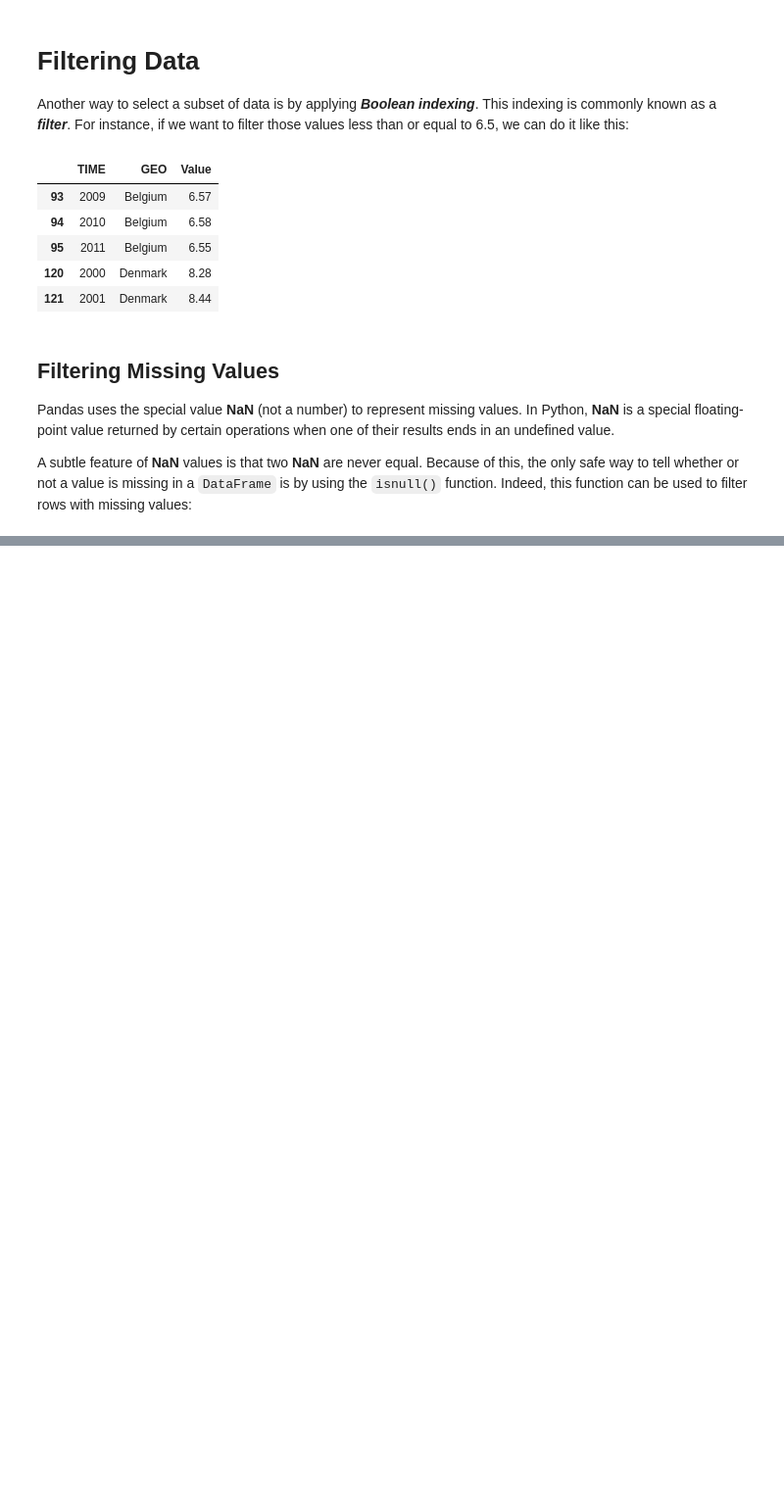
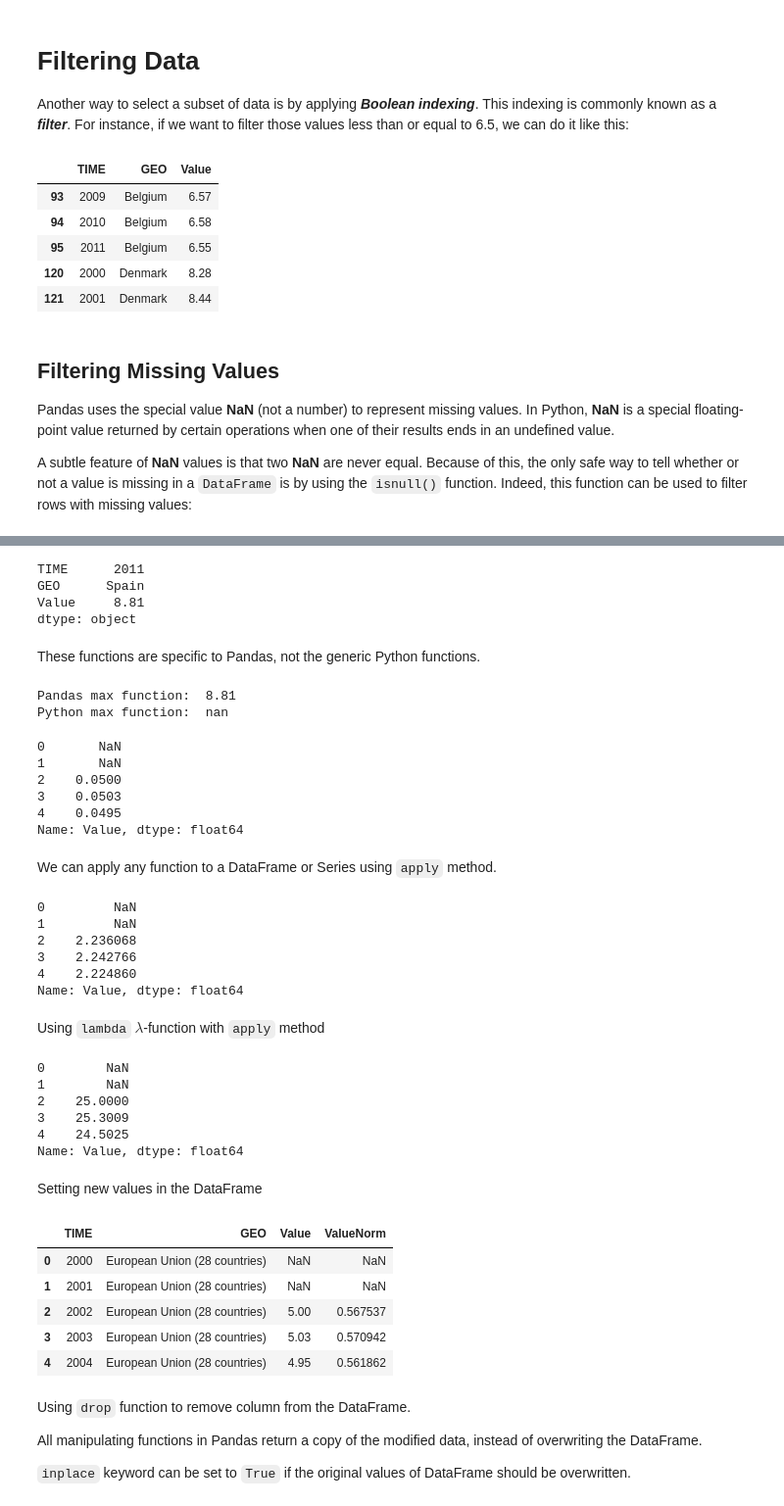
Before and after one commit to devNavraj/Learning-Data-Science, a Jupyter notebook: intro_to_data_science/intro_data_science_1.ipynb, the cells around one changed output, grey strips where cells are left out. Shown at 98% size. Drawn from its saved outputs; the diff is of its cells as text; code cells hidden in the pictures; blank space fills up the shorter version.

```diff
--- a/intro_to_data_science/intro_data_science_1.ipynb
+++ b/intro_to_data_science/intro_data_science_1.ipynb
@@ -182,0 +210,67 @@ edu[edu['Value'].isnull()]
+# %%
+edu.max(axis=0)
+# %% [output]
+TIME      2011
+GEO      Spain
+Value     8.81
+dtype: object
+# %% [markdown]
+These functions are specific to Pandas, not the generic Python functions.
+# %%
+print('Pandas max function: ', edu['Value'].max())
+print('Python max function: ', max(edu['Value']))
+# %% [output]
+Pandas max function:  8.81
+Python max function:  nan
+# %%
+s = edu['Value'] / 100
+s.head()
+# %% [output]
+0       NaN
+1       NaN
+2    0.0500
+3    0.0503
+4    0.0495
+Name: Value, dtype: float64
+# %% [markdown]
+We can apply any function to a DataFrame or Series using `apply` method.
+# %%
+s = edu['Value'].apply(np.sqrt)
+s.head()
+# %% [output]
+0         NaN
+1         NaN
+2    2.236068
+3    2.242766
+4    2.224860
+Name: Value, dtype: float64
+# %% [markdown]
+Using `lambda` $\lambda$-function with `apply` method
+# %%
+s = edu['Value'].apply(lambda d: d**2)
+s.head()
+# %% [output]
+0        NaN
+1        NaN
+2    25.0000
+3    25.3009
+4    24.5025
+Name: Value, dtype: float64
+# %% [markdown]
+Setting new values in the DataFrame
+# %%
+edu['ValueNorm'] = edu['Value'] / edu['Value'].max()
+edu.head()
+# %% [output]
+|  | TIME | GEO | Value | ValueNorm |
+| 0 | 2000 | European Union (28 countries) | NaN | NaN |
+| 1 | 2001 | European Union (28 countries) | NaN | NaN |
+| 2 | 2002 | European Union (28 countries) | 5.00 | 0.567537 |
+| 3 | 2003 | European Union (28 countries) | 5.03 | 0.570942 |
+| 4 | 2004 | European Union (28 countries) | 4.95 | 0.561862 |
+# %% [markdown]
+Using `drop` function to remove column from the DataFrame.
+
+All manipulating functions in Pandas return a copy of the modified data, instead of overwriting the DataFrame.
+
+`inplace` keyword can be set to `True` if the original values of DataFrame should be overwritten.
```
Also changed, not shown: parts of 8 cells of this notebook.
